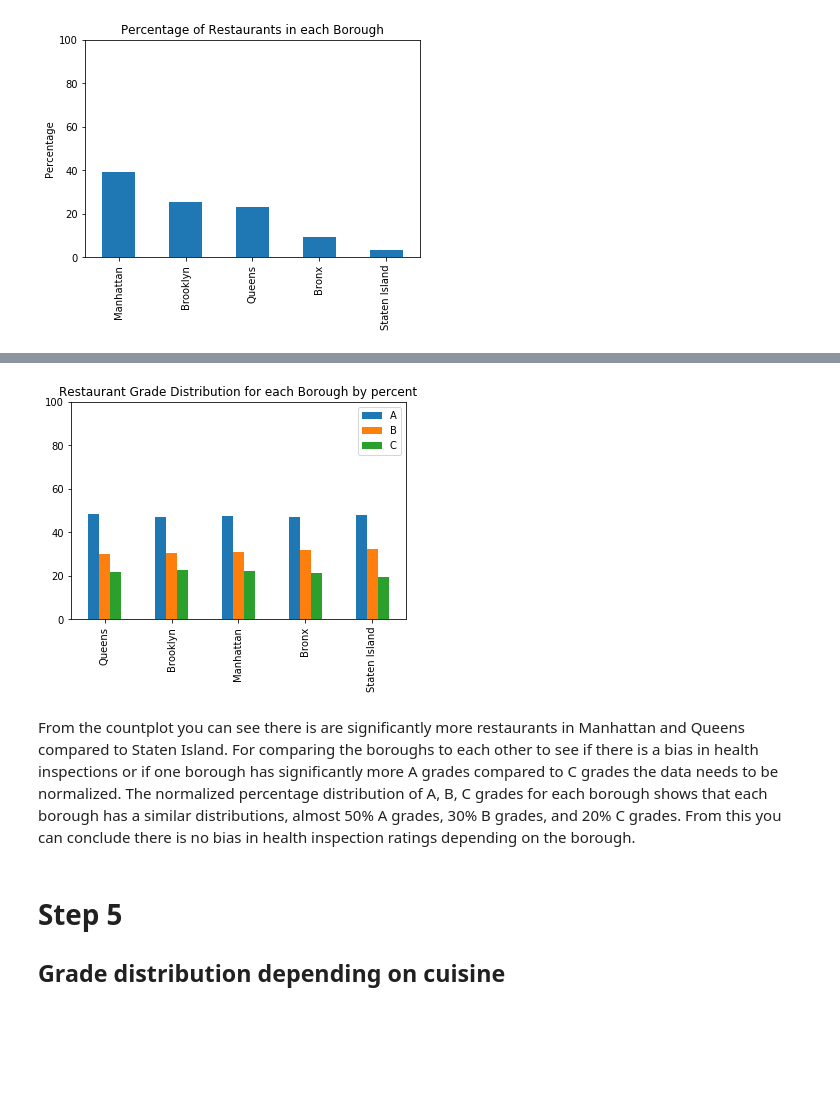
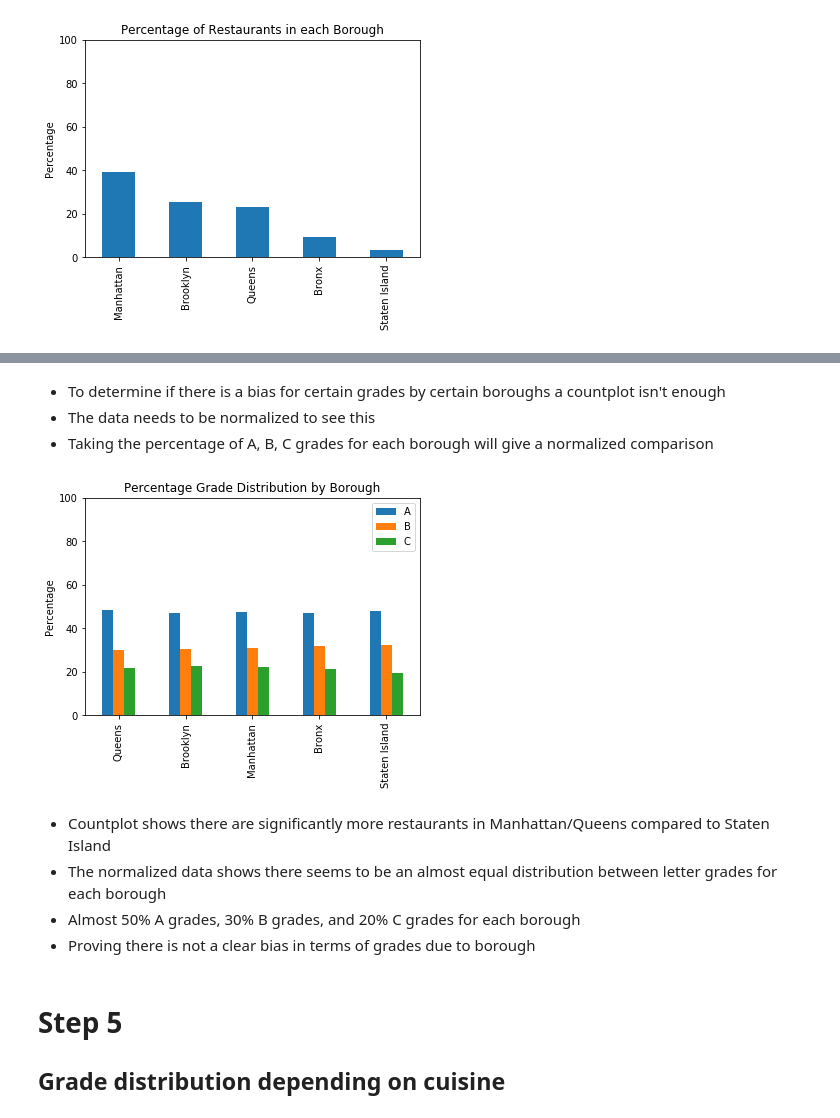
Before and after one commit to bhellner/nyc-food-grade, a Jupyter notebook: NYC Data Project_3.ipynb, the cells around one changed output, grey strips where cells are left out. Cells and saved outputs as stored; diff of their text form; code cells hidden in the pictures; blank space fills up the shorter version.

```diff
--- a/NYC Data Project_3.ipynb
+++ b/NYC Data Project_3.ipynb
@@ -216,3 +216,7 @@ sns.countplot(x='BORO',hue='GRADE', data = A_B_C_df)
+# %% [markdown]
+- To determine if there is a bias for certain grades by certain boroughs a countplot isn't enough
+- The data needs to be normalized to see this
+- Taking the percentage of A, B, C grades for each borough will give a normalized comparison
 # %%
 #percentage comparison to see if there is a bias by borough for grade, for a normalized comparison
 queens_percent = A_B_C_df[A_B_C_df['BORO'] == 'Queens']['GRADE'].value_counts(normalize = True, dropna=False) *100
@@ -223,16 +227,20 @@ staten_percent = A_B_C_df[A_B_C_df['BORO'] == 'Staten Island']['GRADE'].value_co
 # %%
 #plotting percentage bar graph
 percent_combined = pd.DataFrame({'Queens': queens_percent, 'Brooklyn': brooklyn_percent, 'Manhattan':manhattan_percent,'Bronx':bronx_percent,'Staten Island':staten_percent})
 transpose_percent_combined = percent_combined.transpose()
 
 transpose_percent_combined.plot.bar()
 plt.ylim(0,100)
-plt.title('Restaurant Grade Distribution for each Borough by percent')
+plt.ylabel('Percentage')
+plt.title('Percentage Grade Distribution by Borough')
 plt.show()
 # %% [output]
-[figure, old version]
+[figure, new version]
-# %% [markdown]
-From the countplot you can see there is are significantly more restaurants in Manhattan and Queens compared to Staten Island. For comparing the boroughs to each other to see if there is a bias in health inspections or if one borough has significantly more A grades compared to C grades the data needs to be normalized. The normalized percentage distribution of A, B, C grades for each borough shows that each borough has a similar distributions, almost 50% A grades, 30% B grades, and 20% C grades. From this you can conclude there is no bias in health inspection ratings depending on the borough.
+# %% [markdown]
+- Countplot shows there are significantly more restaurants in Manhattan/Queens compared to Staten Island
+- The normalized data shows there seems to be an almost equal distribution between letter grades for each borough
+- Almost 50% A grades, 30% B grades, and 20% C grades for each borough
+- Proving there is not a clear bias in terms of grades due to borough
 # %% [markdown]
 # Step 5
 ## Grade distribution depending on cuisine
```
Also changed, not shown: parts of 63 cells of this notebook.
